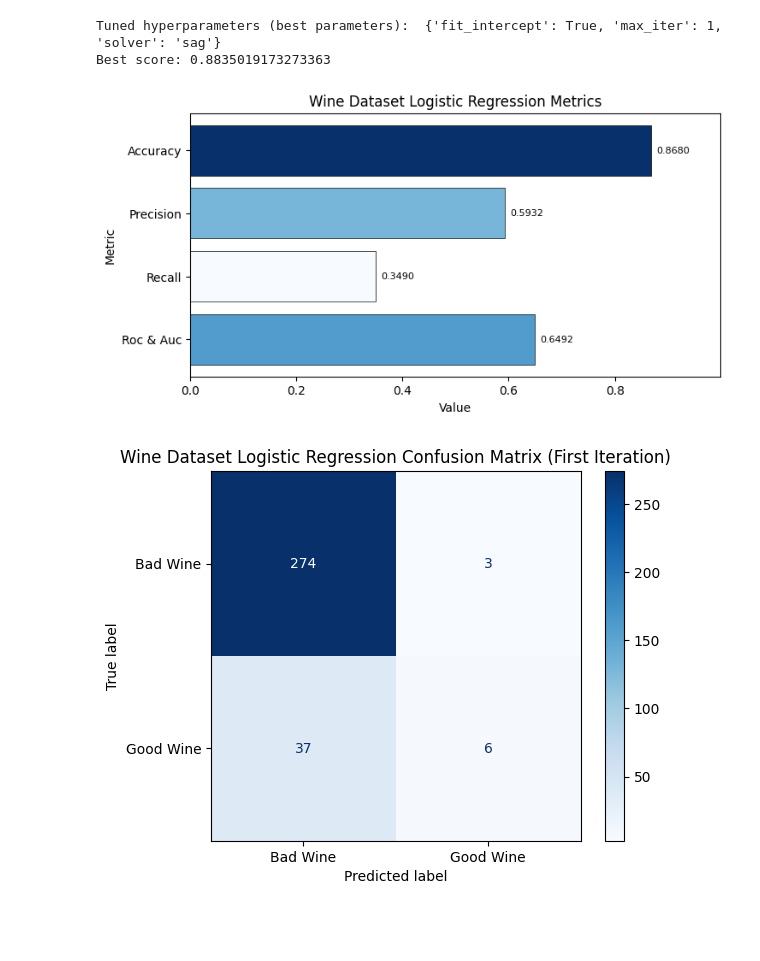
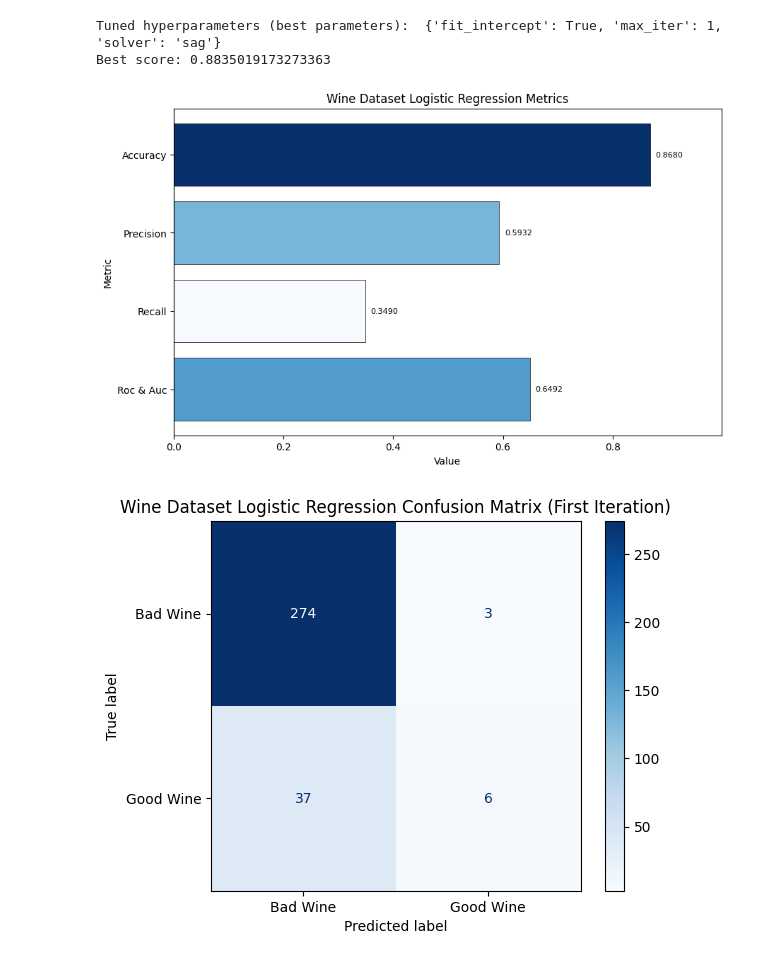
Before and after one commit to Antonio-Tresol/proyecto_1_ml, a Jupyter notebook: proyecto_1_ml.ipynb, the cells around one changed output. Drawn from its saved outputs; the diff is of its cells as text; code cells hidden in the pictures; blank space fills up the shorter version.

```diff
--- a/proyecto_1_ml.ipynb
+++ b/proyecto_1_ml.ipynb
@@ -130,21 +113,21 @@ Best score: 0.8835019173273363
 # %%
 log_classifier = LogisticRegression(random_state=1, **best_log_params)
 algorithm_name = "Logistic Regression"
 log_metrics, confusion_mat = fit_and_get_metrics(
     model=log_classifier,
     algorithm=algorithm_name,
     X=X_wine_normalized,
     Y=y_wine,
     n_folds=5,
 )
-plot_metrics(
+plot_barplot_model_metrics(
     metrics=log_metrics,
     algorithm=algorithm_name,
     title="Wine Dataset Logistic Regression Metrics",
     color=plt.cm.Blues,
 )
 # %% [output]
-[figure, old version]
+[figure, new version]
 # %%
 plot_confusion_matrix(
     confusion_matrix=confusion_mat,
```
Also changed, not shown: parts of 21 cells of this notebook, 1 other file.
